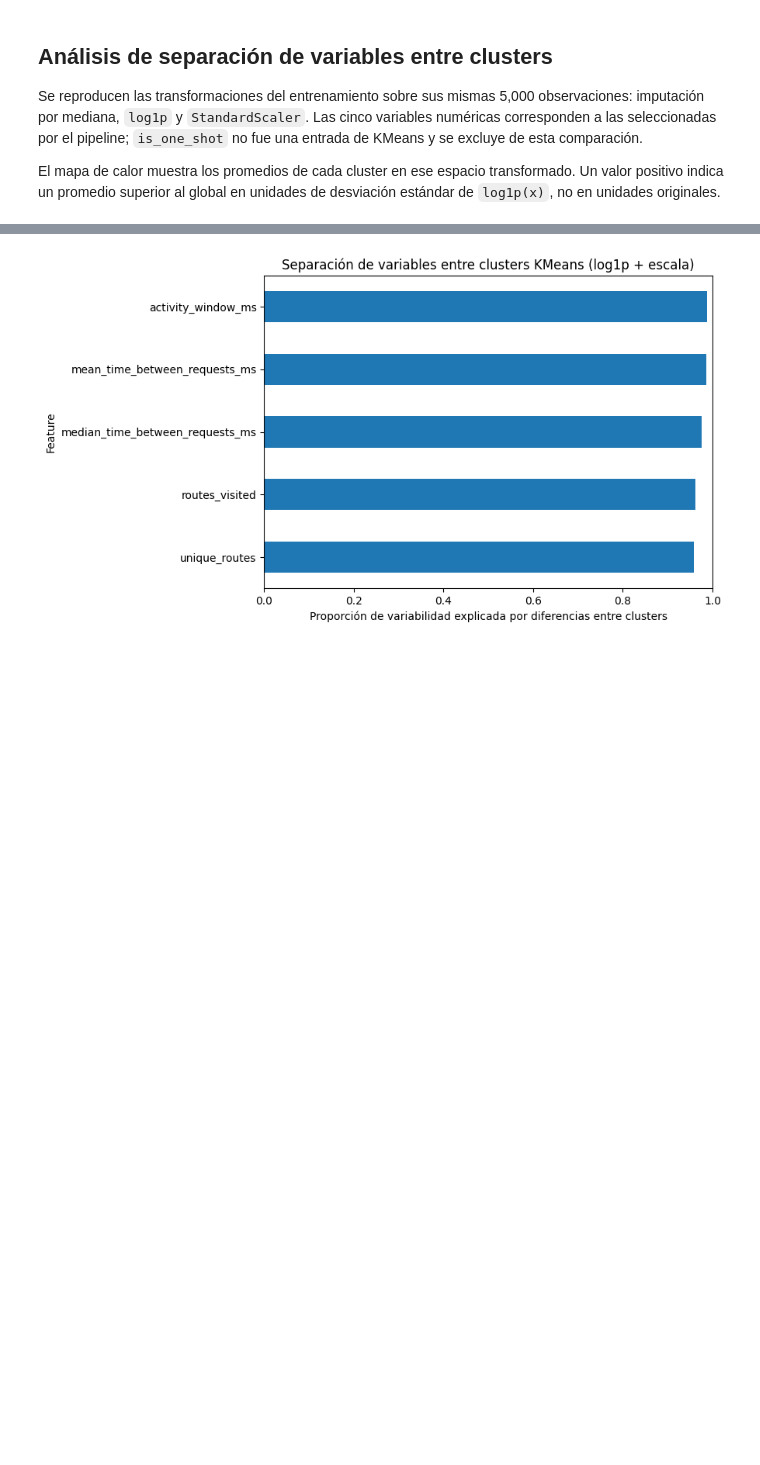
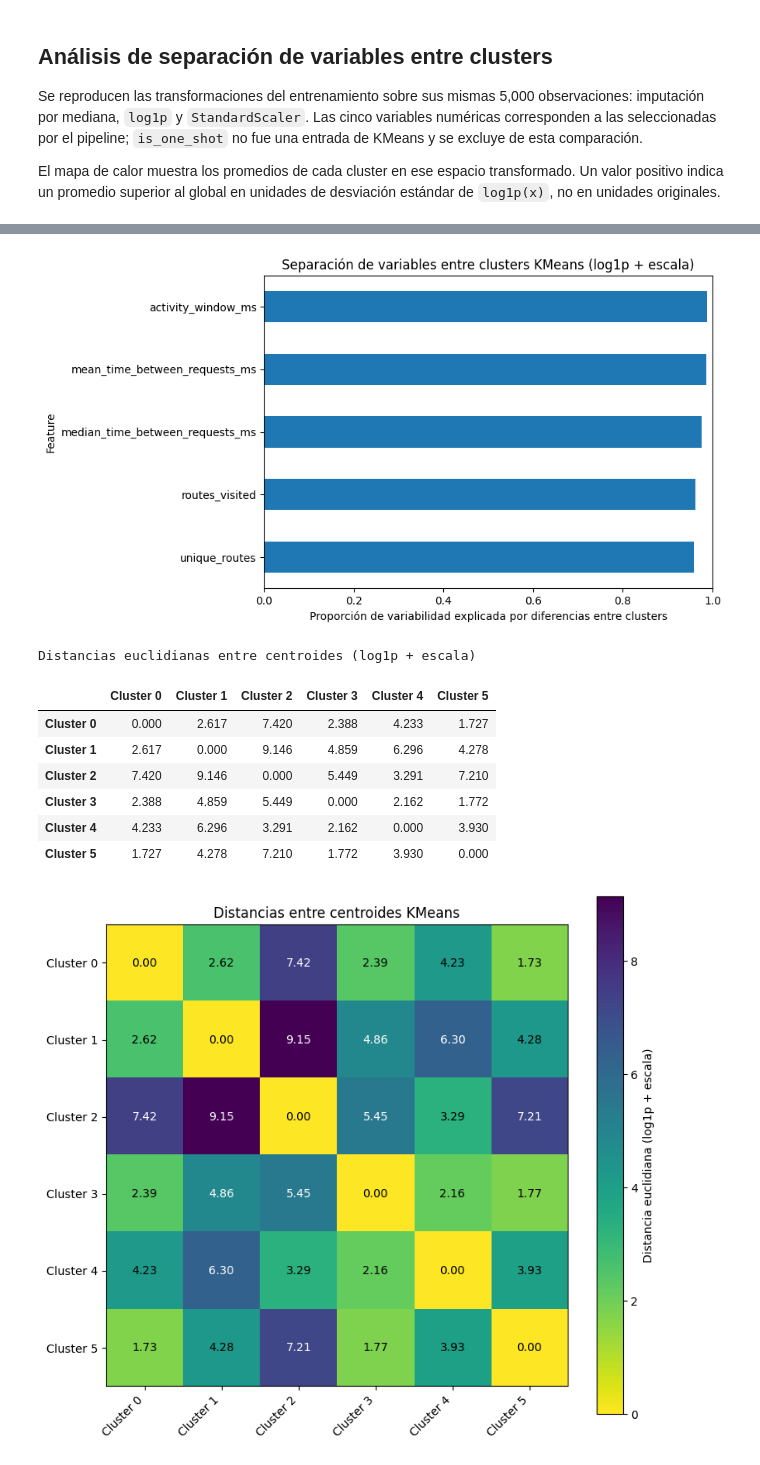
Before and after one commit to Groltjor/PIDATECDSMarcoGMAY25, a Jupyter notebook: Notebooks/05_visualization.ipynb, the cells around one changed output, grey strips where cells are left out. Cells and saved outputs as stored; diff of their text form; code cells hidden in the pictures; blank space fills up the shorter version.

Commit message:
feat: agregado als distancias entre los centroides al final de 05_visualization

```diff
--- a/Notebooks/05_visualization.ipynb
+++ b/Notebooks/05_visualization.ipynb
@@ -304,30 +304,81 @@ plt.figure(figsize=(9, 5))
 
 separation_score.sort_values().plot(
     kind="barh"
 )
 
 plt.xlabel("Proporción de variabilidad explicada por diferencias entre clusters")
 plt.ylabel("Feature")
 plt.title("Separación de variables entre clusters KMeans (log1p + escala)")
 plt.xlim(0, 1)
 plt.tight_layout()
 plt.show()
+
+from sklearn.metrics import pairwise_distances
+
+centroid_distances = pd.DataFrame(
+    pairwise_distances(centroids_z[FEATURES], metric="euclidean"),
+    index=[f"Cluster {cluster}" for cluster in centroids_z.index],
+    columns=[f"Cluster {cluster}" for cluster in centroids_z.index]
+)
+
+print("Distancias euclidianas entre centroides (log1p + escala)")
+display(centroid_distances.round(3))
+
+fig, ax = plt.subplots(figsize=(8, 7))
+
+image = ax.imshow(
+    centroid_distances.values,
+    cmap="viridis_r",
+    vmin=0,
+    aspect="equal"
+)
+
+ax.set_xticks(range(len(centroid_distances.columns)))
+ax.set_xticklabels(centroid_distances.columns, rotation=45, ha="right")
+ax.set_yticks(range(len(centroid_distances.index)))
+ax.set_yticklabels(centroid_distances.index)
+
+for i in range(centroid_distances.shape[0]):
+    for j in range(centroid_distances.shape[1]):
+        distance = centroid_distances.iloc[i, j]
+        ax.text(
+            j,
+            i,
+            f"{distance:.2f}",
+            ha="center",
+            va="center",
+            color="black" if image.norm(distance) < 0.5 else "white"
+        )
+
+ax.set_title("Distancias entre centroides KMeans")
+fig.colorbar(image, ax=ax, label="Distancia euclidiana (log1p + escala)")
+plt.tight_layout()
+plt.show()
 # %% [output]
 Centroides
 |  | routes_visited | unique_routes | activity_window_ms | mean_time_between_requests_ms | median_time_between_requests_ms |
 | kmeans_labels |  |  |  |  |  |
 | 0 | 0.31 | 0.29 | 0.63 | 0.71 | 0.74 |
 | 1 | -0.50 | -0.49 | -0.67 | -0.67 | -0.67 |
 | 2 | 5.44 | 5.49 | 1.80 | 1.20 | 1.06 |
 | 3 | 1.63 | 1.63 | 1.65 | 1.53 | 1.43 |
 | 4 | 3.14 | 3.15 | 1.69 | 1.36 | 1.19 |
 | 5 | 0.42 | 0.39 | 1.58 | 1.71 | 1.77 |
 Separción de variables entre clusters
 |  | feature | separation_score |
 | 0 | activity_window_ms | 0.988 |
 | 1 | mean_time_between_requests_ms | 0.986 |
 | 2 | median_time_between_requests_ms | 0.976 |
 | 3 | routes_visited | 0.962 |
 | 4 | unique_routes | 0.958 |
 [figure]
 [figure]
+Distancias euclidianas entre centroides (log1p + escala)
+|  | Cluster 0 | Cluster 1 | Cluster 2 | Cluster 3 | Cluster 4 | Cluster 5 |
+| Cluster 0 | 0.000 | 2.617 | 7.420 | 2.388 | 4.233 | 1.727 |
+| Cluster 1 | 2.617 | 0.000 | 9.146 | 4.859 | 6.296 | 4.278 |
+| Cluster 2 | 7.420 | 9.146 | 0.000 | 5.449 | 3.291 | 7.210 |
+| Cluster 3 | 2.388 | 4.859 | 5.449 | 0.000 | 2.162 | 1.772 |
+| Cluster 4 | 4.233 | 6.296 | 3.291 | 2.162 | 0.000 | 3.930 |
+| Cluster 5 | 1.727 | 4.278 | 7.210 | 1.772 | 3.930 | 0.000 |
+[figure, added]
```
